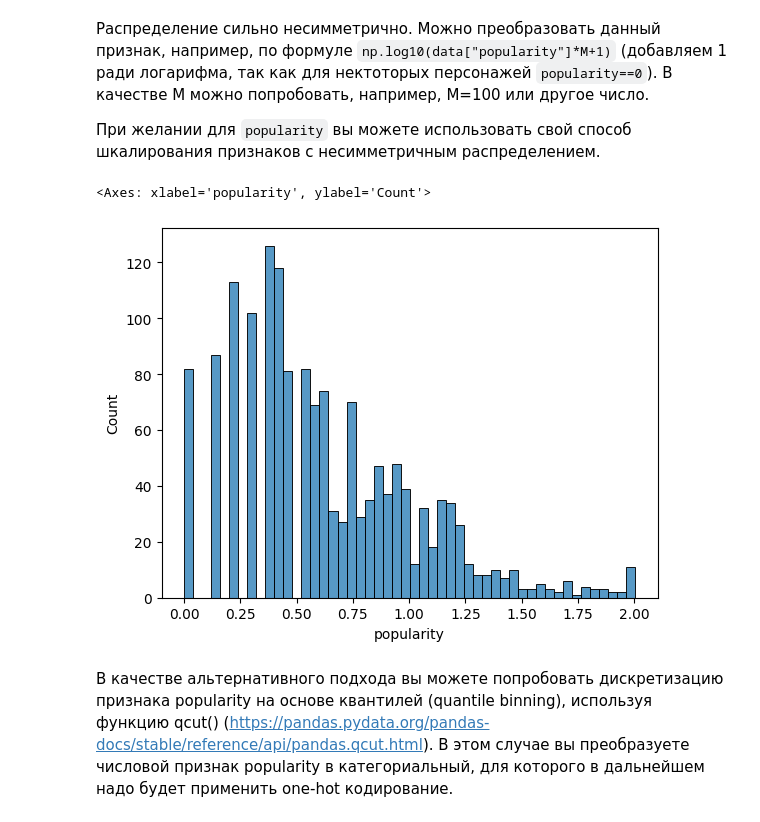
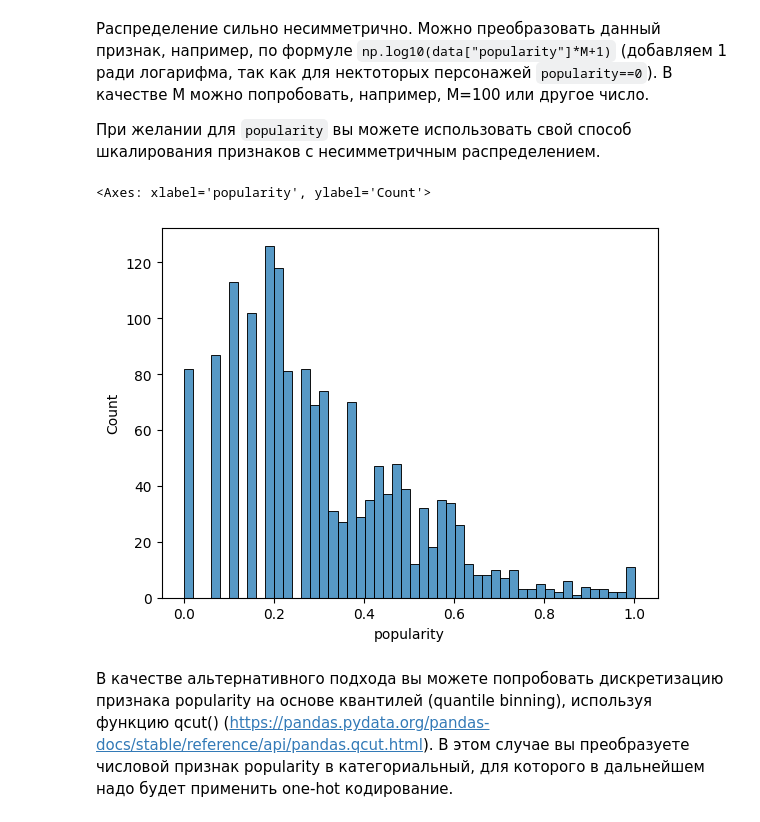
Before and after one commit to lichkovahadaniil/GROK_ML, a Jupyter notebook: DLS/hw_1_game_of_thrones.ipynb, the cells around one changed output. Drawn from its saved outputs; the diff is of its cells as text; code cells hidden in the pictures.

```diff
--- a/DLS/hw_1_game_of_thrones.ipynb
+++ b/DLS/hw_1_game_of_thrones.ipynb
@@ -201,11 +201,11 @@ sns.histplot(data=data['popularity'], bins=50)
 # %%
 import numpy as np
 
-data['popularity'] = pd.Series(np.log10(data['popularity'] * 100 + 1))
+data['popularity'] = pd.Series(np.log10(data['popularity'] * 100 + 1) / 2) # keep popularity in [0, 1]
 sns.histplot(data=data, x='popularity', bins=50)
 # %% [output]
 <Axes: xlabel='popularity', ylabel='Count'>
-[figure, old version]
+[figure, new version]
 # %% [markdown]
 В качестве альтернативного подхода вы можете попробовать дискретизацию признака popularity на основе квантилей (quantile binning), используя функцию qcut() (https://pandas.pydata.org/pandas-docs/stable/reference/api/pandas.qcut.html). В этом случае вы преобразуете числовой признак popularity в категориальный, для которого в дальнейшем надо будет применить one-hot кодирование.
 # %% [markdown]
```
Also changed, not shown: parts of 52 cells of this notebook.
